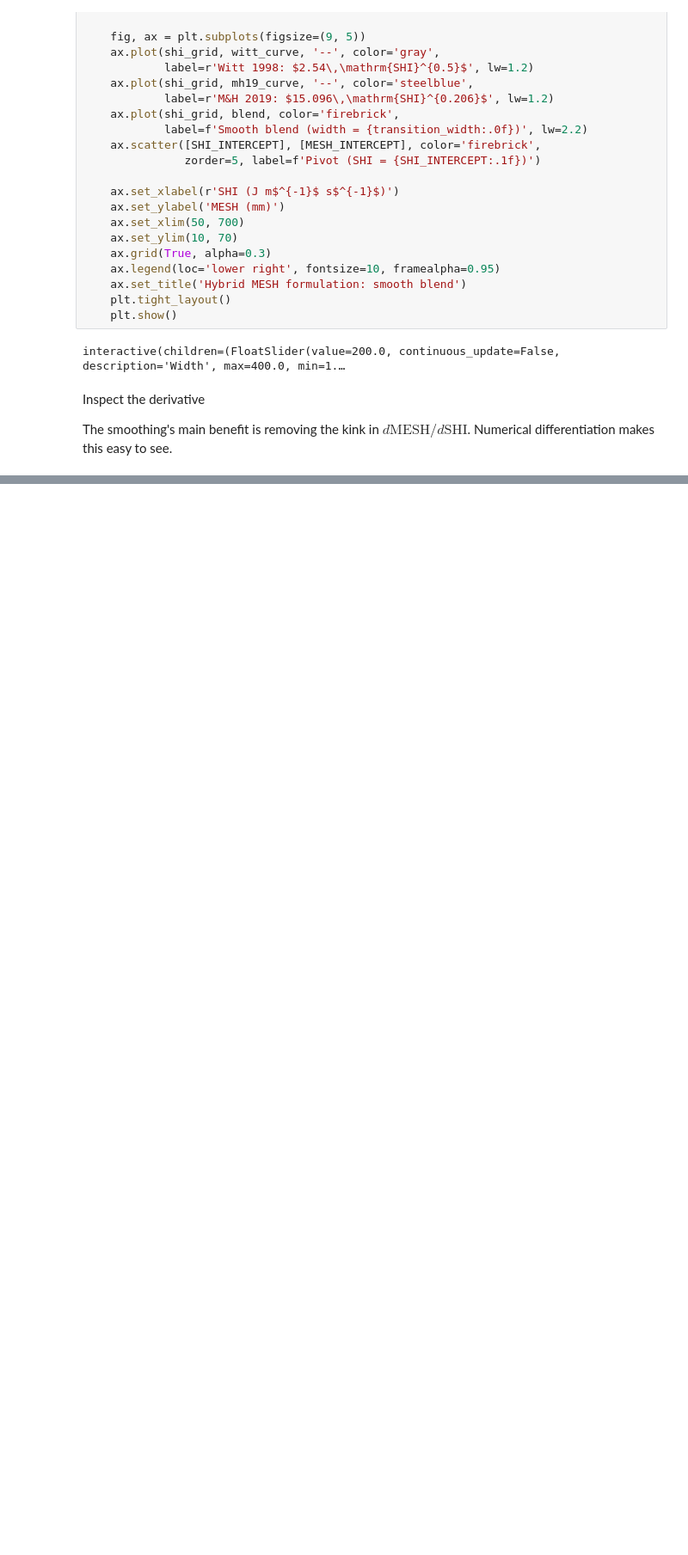
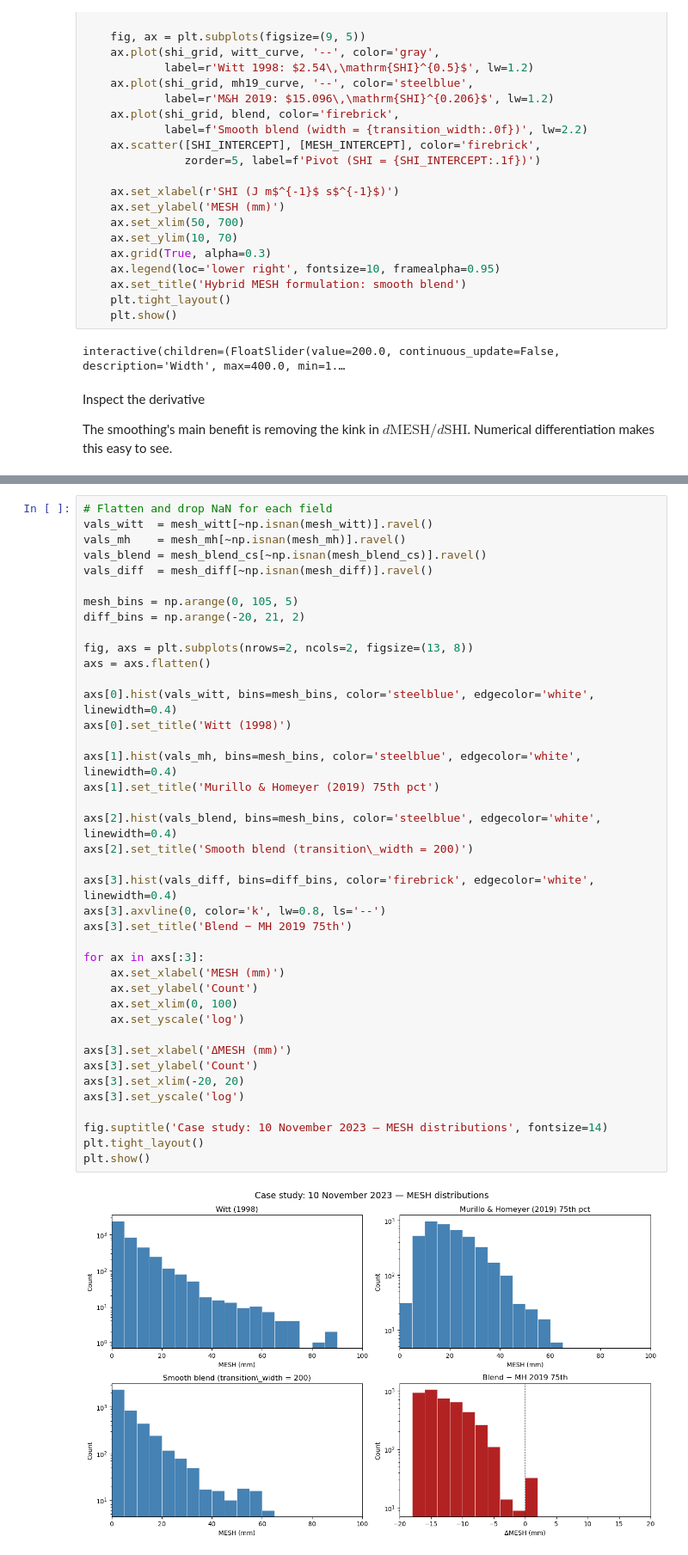
Before and after one commit to joshua-wx/pyhail, a Jupyter notebook: notebooks/hybrid_mesh_blend.ipynb, the cells around one changed output, grey strips where cells are left out. Shown at 86% size. Drawn from its saved outputs; the diff is of its cells as text; blank space fills up the shorter version.

```diff
--- a/notebooks/hybrid_mesh_blend.ipynb
+++ b/notebooks/hybrid_mesh_blend.ipynb
@@ -182,0 +267,42 @@ interactive(children=(FloatSlider(value=100.0, continuous_update=False, descript
+# %%
+# Flatten and drop NaN for each field
+vals_witt  = mesh_witt[~np.isnan(mesh_witt)].ravel()
+vals_mh    = mesh_mh[~np.isnan(mesh_mh)].ravel()
+vals_blend = mesh_blend_cs[~np.isnan(mesh_blend_cs)].ravel()
+vals_diff  = mesh_diff[~np.isnan(mesh_diff)].ravel()
+
+mesh_bins = np.arange(0, 105, 5)
+diff_bins = np.arange(-20, 21, 2)
+
+fig, axs = plt.subplots(nrows=2, ncols=2, figsize=(13, 8))
+axs = axs.flatten()
+
+axs[0].hist(vals_witt, bins=mesh_bins, color='steelblue', edgecolor='white', linewidth=0.4)
+axs[0].set_title('Witt (1998)')
+
+axs[1].hist(vals_mh, bins=mesh_bins, color='steelblue', edgecolor='white', linewidth=0.4)
+axs[1].set_title('Murillo & Homeyer (2019) 75th pct')
+
+axs[2].hist(vals_blend, bins=mesh_bins, color='steelblue', edgecolor='white', linewidth=0.4)
+axs[2].set_title('Smooth blend (transition\_width = 200)')
+
+axs[3].hist(vals_diff, bins=diff_bins, color='firebrick', edgecolor='white', linewidth=0.4)
+axs[3].axvline(0, color='k', lw=0.8, ls='--')
+axs[3].set_title('Blend − MH 2019 75th')
+
+for ax in axs[:3]:
+    ax.set_xlabel('MESH (mm)')
+    ax.set_ylabel('Count')
+    ax.set_xlim(0, 100)
+    ax.set_yscale('log')
+
+axs[3].set_xlabel('ΔMESH (mm)')
+axs[3].set_ylabel('Count')
+axs[3].set_xlim(-20, 20)
+axs[3].set_yscale('log')
+
+fig.suptitle('Case study: 10 November 2023 — MESH distributions', fontsize=14)
+plt.tight_layout()
+plt.show()
+# %% [output]
+[figure, added]
```
Also changed, not shown: parts of 7 cells of this notebook, 5 other files.
